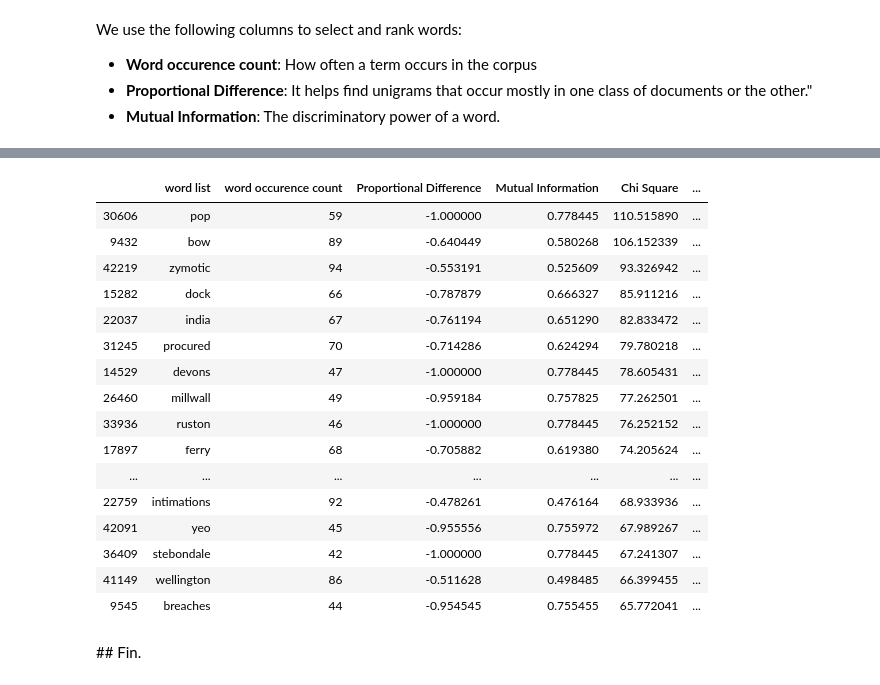
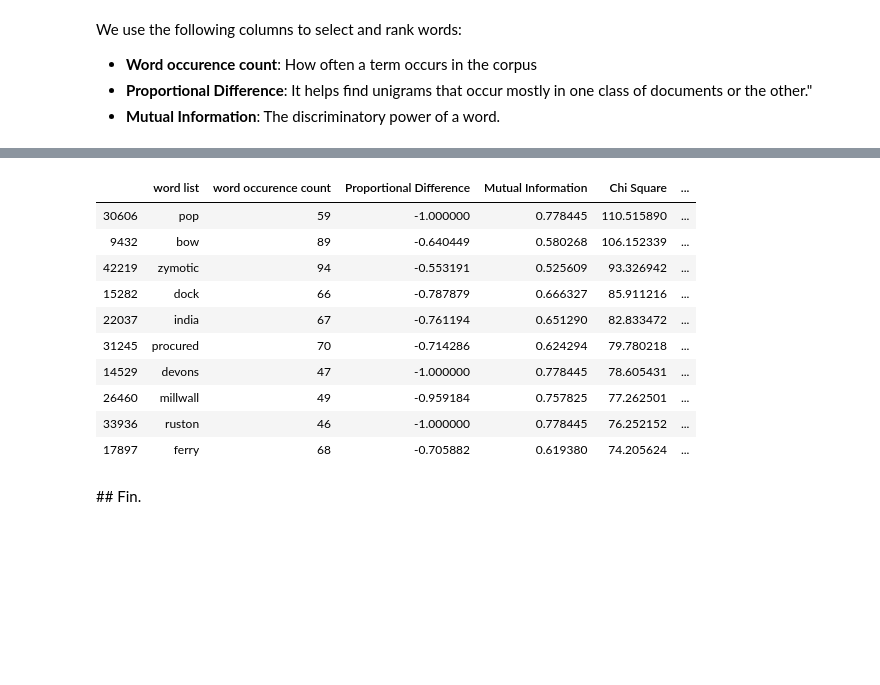
Before and after one commit to kasparvonbeelen/ghi_python, a Jupyter notebook: 6 - Corpus Exploration.ipynb, the cells around one changed output, grey strips where cells are left out. Saved outputs shown, nothing was run; the diff lists cells and outputs as text; code cells hidden in the pictures; blank space fills up the shorter version.

```diff
--- a/6 - Corpus Exploration.ipynb
+++ b/6 - Corpus Exploration.ipynb
@@ -653,23 +656,17 @@ poplar_df.sort_values('Information Gain',ascending=False)[:20]
 # %%
 poplar_df = df[(df['word occurence count'] > 20 ) & (df['Proportional Difference'] < 0 )]
-poplar_df.sort_values('Chi Square',ascending=False)[:20]
+poplar_df.sort_values('Chi Square',ascending=False)[:10]
 # %% [output]
 |  | word list | word occurence count | Proportional Difference | Mutual Information | Chi Square | ... |
 | 30606 | pop | 59 | -1.000000 | 0.778445 | 110.515890 | ... |
 | 9432 | bow | 89 | -0.640449 | 0.580268 | 106.152339 | ... |
 | 42219 | zymotic | 94 | -0.553191 | 0.525609 | 93.326942 | ... |
 | 15282 | dock | 66 | -0.787879 | 0.666327 | 85.911216 | ... |
 | 22037 | india | 67 | -0.761194 | 0.651290 | 82.833472 | ... |
 | 31245 | procured | 70 | -0.714286 | 0.624294 | 79.780218 | ... |
 | 14529 | devons | 47 | -1.000000 | 0.778445 | 78.605431 | ... |
 | 26460 | millwall | 49 | -0.959184 | 0.757825 | 77.262501 | ... |
 | 33936 | ruston | 46 | -1.000000 | 0.778445 | 76.252152 | ... |
 | 17897 | ferry | 68 | -0.705882 | 0.619380 | 74.205624 | ... |
-| ... | ... | ... | ... | ... | ... | ... |
-| 22759 | intimations | 92 | -0.478261 | 0.476164 | 68.933936 | ... |
-| 42091 | yeo | 45 | -0.955556 | 0.755972 | 67.989267 | ... |
-| 36409 | stebondale | 42 | -1.000000 | 0.778445 | 67.241307 | ... |
-| 41149 | wellington | 86 | -0.511628 | 0.498485 | 66.399455 | ... |
-| 9545 | breaches | 44 | -0.954545 | 0.755455 | 65.772041 | ... |
 # %% [markdown]
 ## Fin.
```
Also changed, not shown: parts of 4 cells of this notebook, 2 other files.
